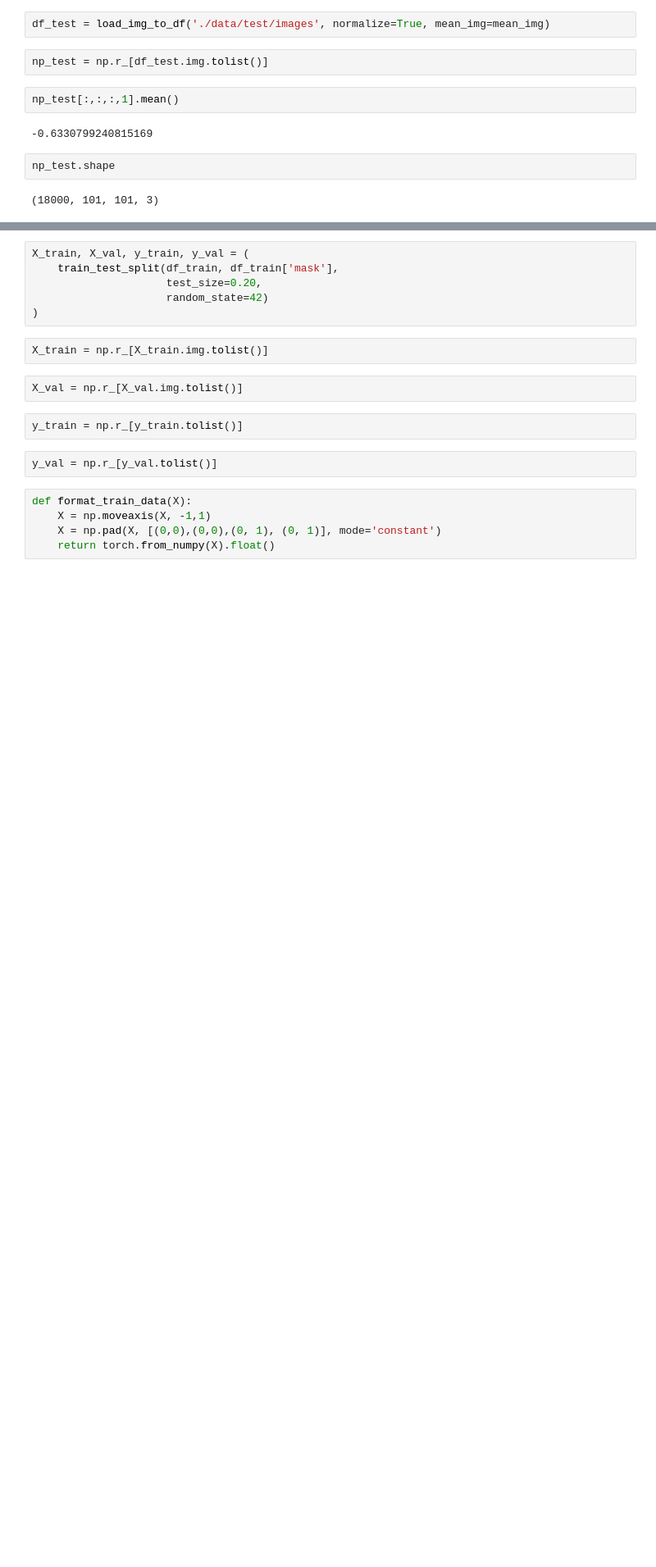
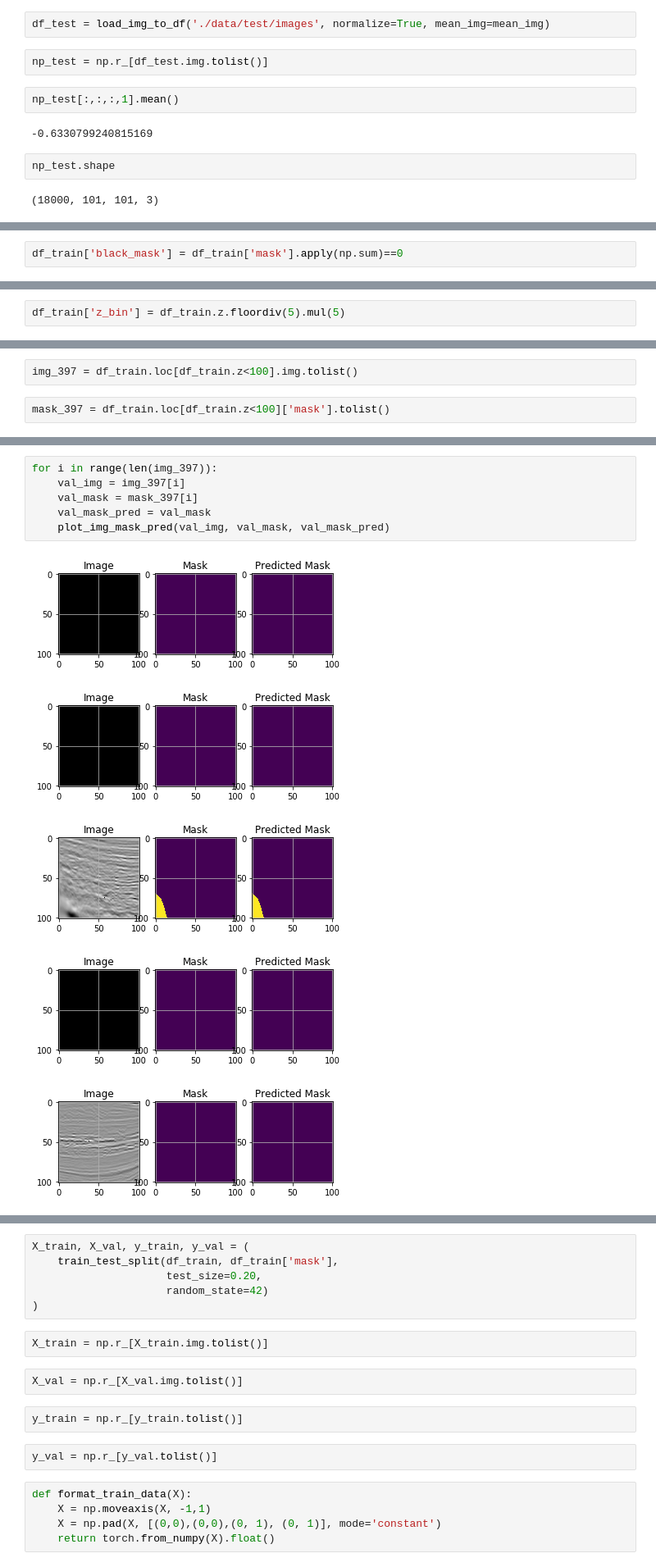
Before and after one commit to allen-q/pytorch-learning, a Jupyter notebook: kaggle/salt/salt_eda_v3.ipynb, the cells around one changed output, grey strips where cells are left out. Shown at 82% size. Cells and saved outputs as stored; diff of their text form; blank space fills up the shorter version.

```diff
--- a/kaggle/salt/salt_eda_v3.ipynb
+++ b/kaggle/salt/salt_eda_v3.ipynb
@@ -84,0 +109,2 @@ np_test.shape
+# %%
+df_train['black_mask'] = df_train['mask'].apply(np.sum)==0
@@ -84,0 +115,2 @@ np_test.shape
+# %%
+df_train['z_bin'] = df_train.z.floordiv(5).mul(5)
@@ -84,0 +159,4 @@ np_test.shape
+# %%
+img_397 = df_train.loc[df_train.z<100].img.tolist()
+# %%
+mask_397 = df_train.loc[df_train.z<100]['mask'].tolist()
@@ -84,0 +167,12 @@ np_test.shape
+# %%
+for i in range(len(img_397)):
+    val_img = img_397[i]
+    val_mask = mask_397[i]
+    val_mask_pred = val_mask
+    plot_img_mask_pred(val_img, val_mask, val_mask_pred)
+# %% [output]
+[figure, added]
+[figure, added]
+[figure, added]
+[figure, added]
+[figure, added]
```
Also changed, not shown: parts of 14 cells of this notebook, 6 other files.
